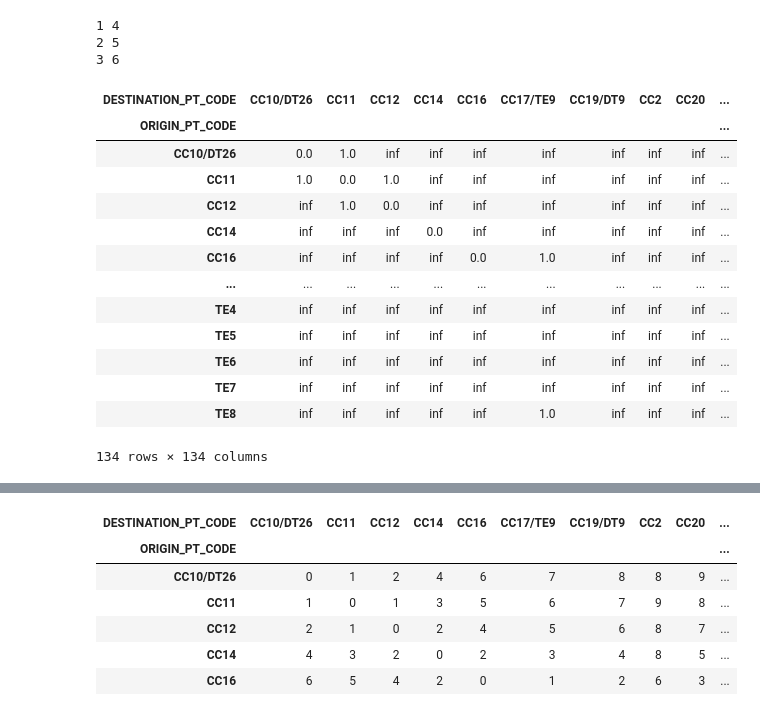
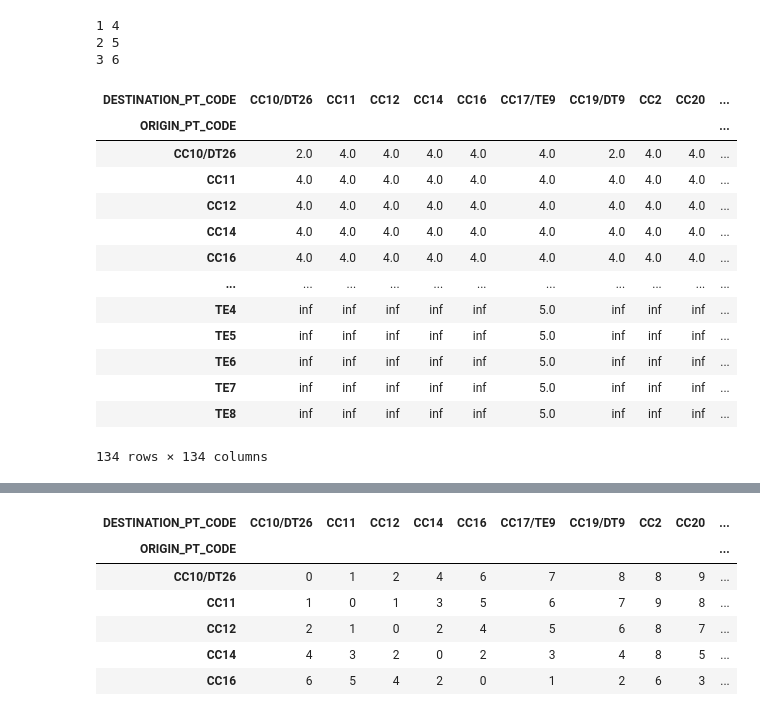
Before and after one commit to Sean-Leishman/NextStopABMS, a Jupyter notebook: data/passenger_volume_by_station.ipynb, the cells around one changed output, grey strips where cells are left out. Saved outputs shown, nothing was run; the diff lists cells and outputs as text; code cells hidden in the pictures.

```diff
--- a/data/passenger_volume_by_station.ipynb
+++ b/data/passenger_volume_by_station.ipynb
@@ -62,5 +62,5 @@ import re
 # %%
 reg = r"(/B.*)|(^B.*/)|(/S.*)|(^S.*/)|(/P.*)|(^P.*/)|(/P.*)|(P.*/)"
 # %%
-reg = r"(/B.*|^B.*/|/S.*|^S.*/|/P.*|^P.*/)"
+reg = r"(/B.*|^B.*/|/S.*|^S.*/|/P.*|^P.*/|^CE.*/|/CE.)"
 # %%
@@ -239,3 +277,21 @@ pi = [[0] * length for i in range(length)]
+# %%
+line_dict = {
+    'NS':0,
+    'EW':1,
+    'DT':2,
+    'NE':3,
+    'CC':4,
+    'TE':5,
+    'CG':6,
+    'CE':7,
+}
+# %%
+pi = [[0] * length for i in range(length)]
+cost = [[math.inf]  * length for i in range(length)]
+connections = [[1]  * length for i in range(length)]
+
+line = [[line_dict[x[:2]] for x in i.split("/")] for i in cost_df.index]
+lines = [[math.inf] * length for i in range(length)]
 # %%
 for i in range(length):
     for j in range(length):
@@ -247,3 +303,8 @@ for i in range(length):
         elif isPrevId(cost_df.index[i], cost_df.columns[j]):
             cost[i][j] = 1
             pi[i][j] = i
+        else:
+            connections[i][j] = 0
+        for x in [line_dict[x[:2]] for x in cost_df.index[i].split("/")]:
+            if x in [line_dict[x[:2]] for x in cost_df.index[j].split("/")]:
+                lines[i][j] = x
@@ -250,18 +325,17 @@ for i in range(length):
 # %%
-df_cost = pd.DataFrame(cost, index=cost_df.index, columns=cost_df.columns)
-df_cost
+pd.DataFrame(lines, index=cost_df.index, columns=cost_df.columns)
 # %% [output]
 | DESTINATION_PT_CODE | CC10/DT26 | CC11 | CC12 | CC14 | CC16 | CC17/TE9 | CC19/DT9 | CC2 | CC20 | ... |
 | ORIGIN_PT_CODE |  |  |  |  |  |  |  |  |  | ... |
-| CC10/DT26 | 0.0 | 1.0 | inf | inf | inf | inf | inf | inf | inf | ... |
-| CC11 | 1.0 | 0.0 | 1.0 | inf | inf | inf | inf | inf | inf | ... |
-| CC12 | inf | 1.0 | 0.0 | inf | inf | inf | inf | inf | inf | ... |
-| CC14 | inf | inf | inf | 0.0 | inf | inf | inf | inf | inf | ... |
-| CC16 | inf | inf | inf | inf | 0.0 | 1.0 | inf | inf | inf | ... |
+| CC10/DT26 | 2.0 | 4.0 | 4.0 | 4.0 | 4.0 | 4.0 | 2.0 | 4.0 | 4.0 | ... |
+| CC11 | 4.0 | 4.0 | 4.0 | 4.0 | 4.0 | 4.0 | 4.0 | 4.0 | 4.0 | ... |
+| CC12 | 4.0 | 4.0 | 4.0 | 4.0 | 4.0 | 4.0 | 4.0 | 4.0 | 4.0 | ... |
+| CC14 | 4.0 | 4.0 | 4.0 | 4.0 | 4.0 | 4.0 | 4.0 | 4.0 | 4.0 | ... |
+| CC16 | 4.0 | 4.0 | 4.0 | 4.0 | 4.0 | 4.0 | 4.0 | 4.0 | 4.0 | ... |
 | ... | ... | ... | ... | ... | ... | ... | ... | ... | ... | ... |
-| TE4 | inf | inf | inf | inf | inf | inf | inf | inf | inf | ... |
-| TE5 | inf | inf | inf | inf | inf | inf | inf | inf | inf | ... |
-| TE6 | inf | inf | inf | inf | inf | inf | inf | inf | inf | ... |
-| TE7 | inf | inf | inf | inf | inf | inf | inf | inf | inf | ... |
-| TE8 | inf | inf | inf | inf | inf | 1.0 | inf | inf | inf | ... |
+| TE4 | inf | inf | inf | inf | inf | 5.0 | inf | inf | inf | ... |
+| TE5 | inf | inf | inf | inf | inf | 5.0 | inf | inf | inf | ... |
+| TE6 | inf | inf | inf | inf | inf | 5.0 | inf | inf | inf | ... |
+| TE7 | inf | inf | inf | inf | inf | 5.0 | inf | inf | inf | ... |
+| TE8 | inf | inf | inf | inf | inf | 5.0 | inf | inf | inf | ... |
 134 rows × 134 columns
```
Also changed, not shown: parts of 14 cells of this notebook, 7 other files.
